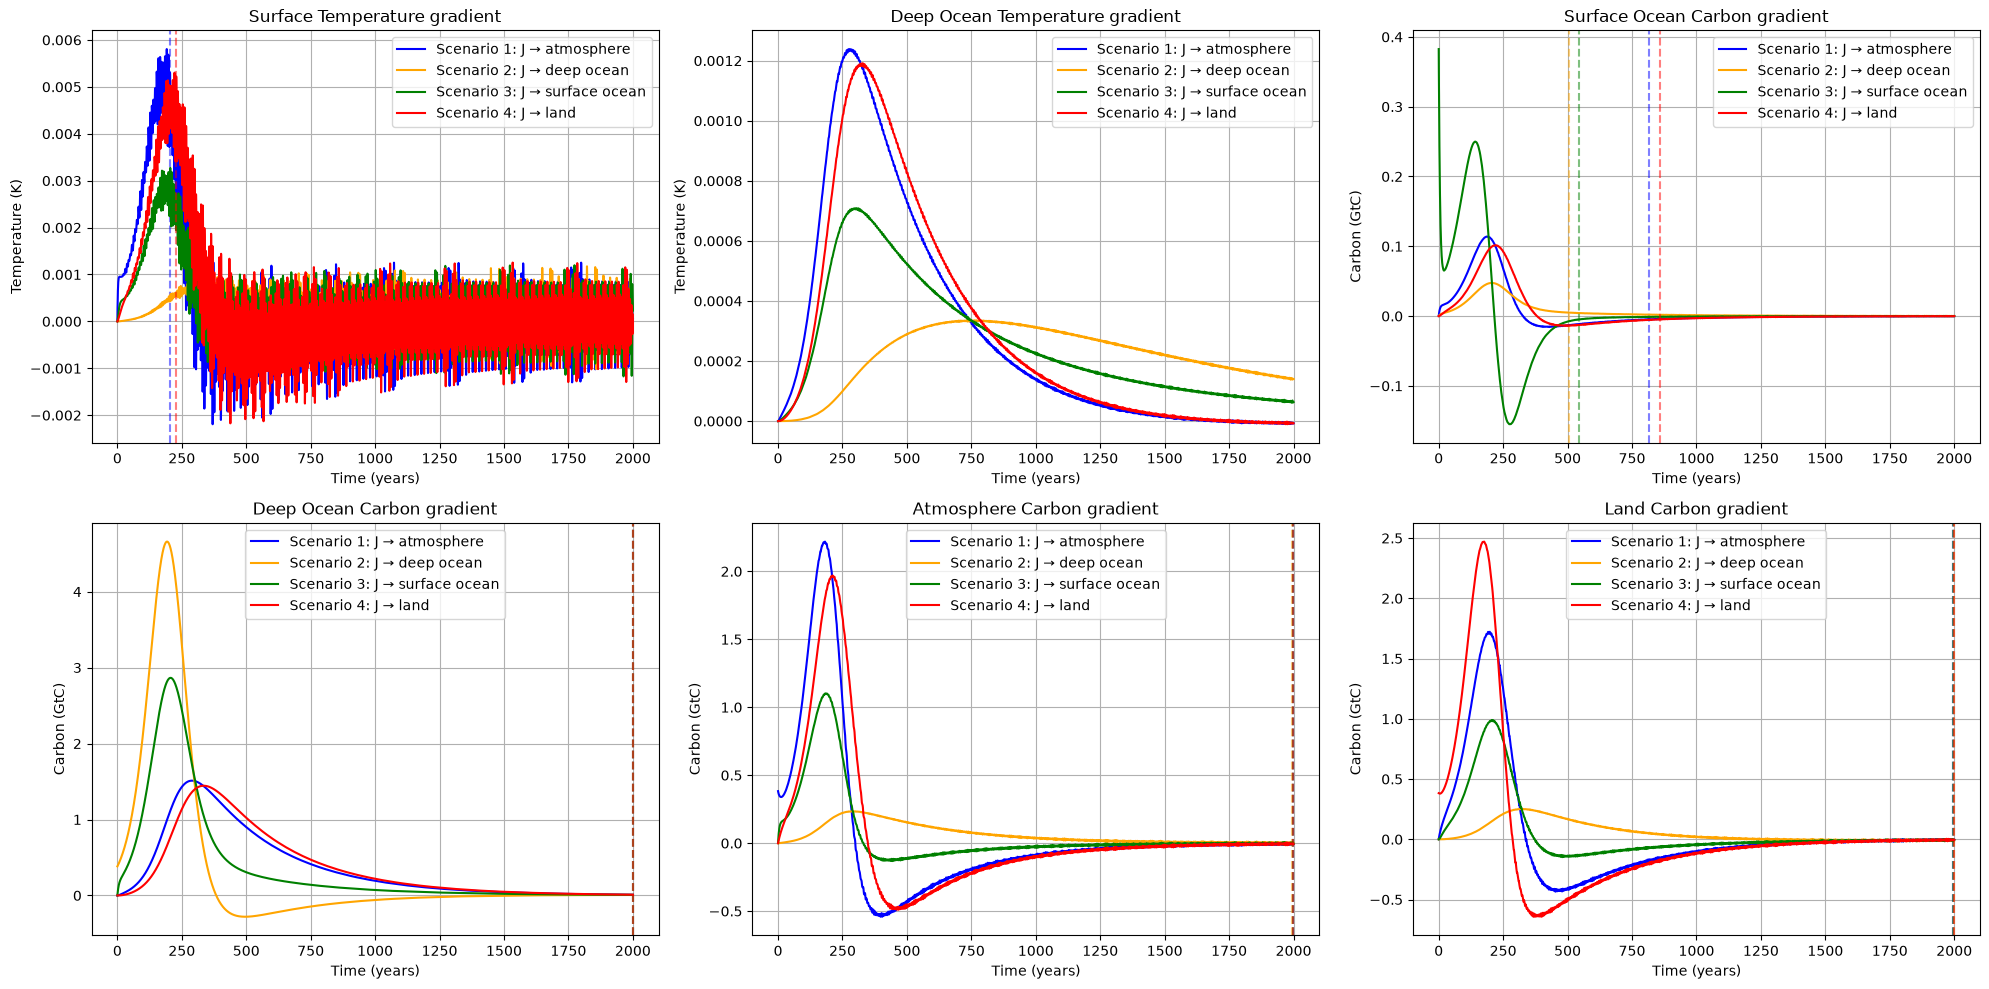
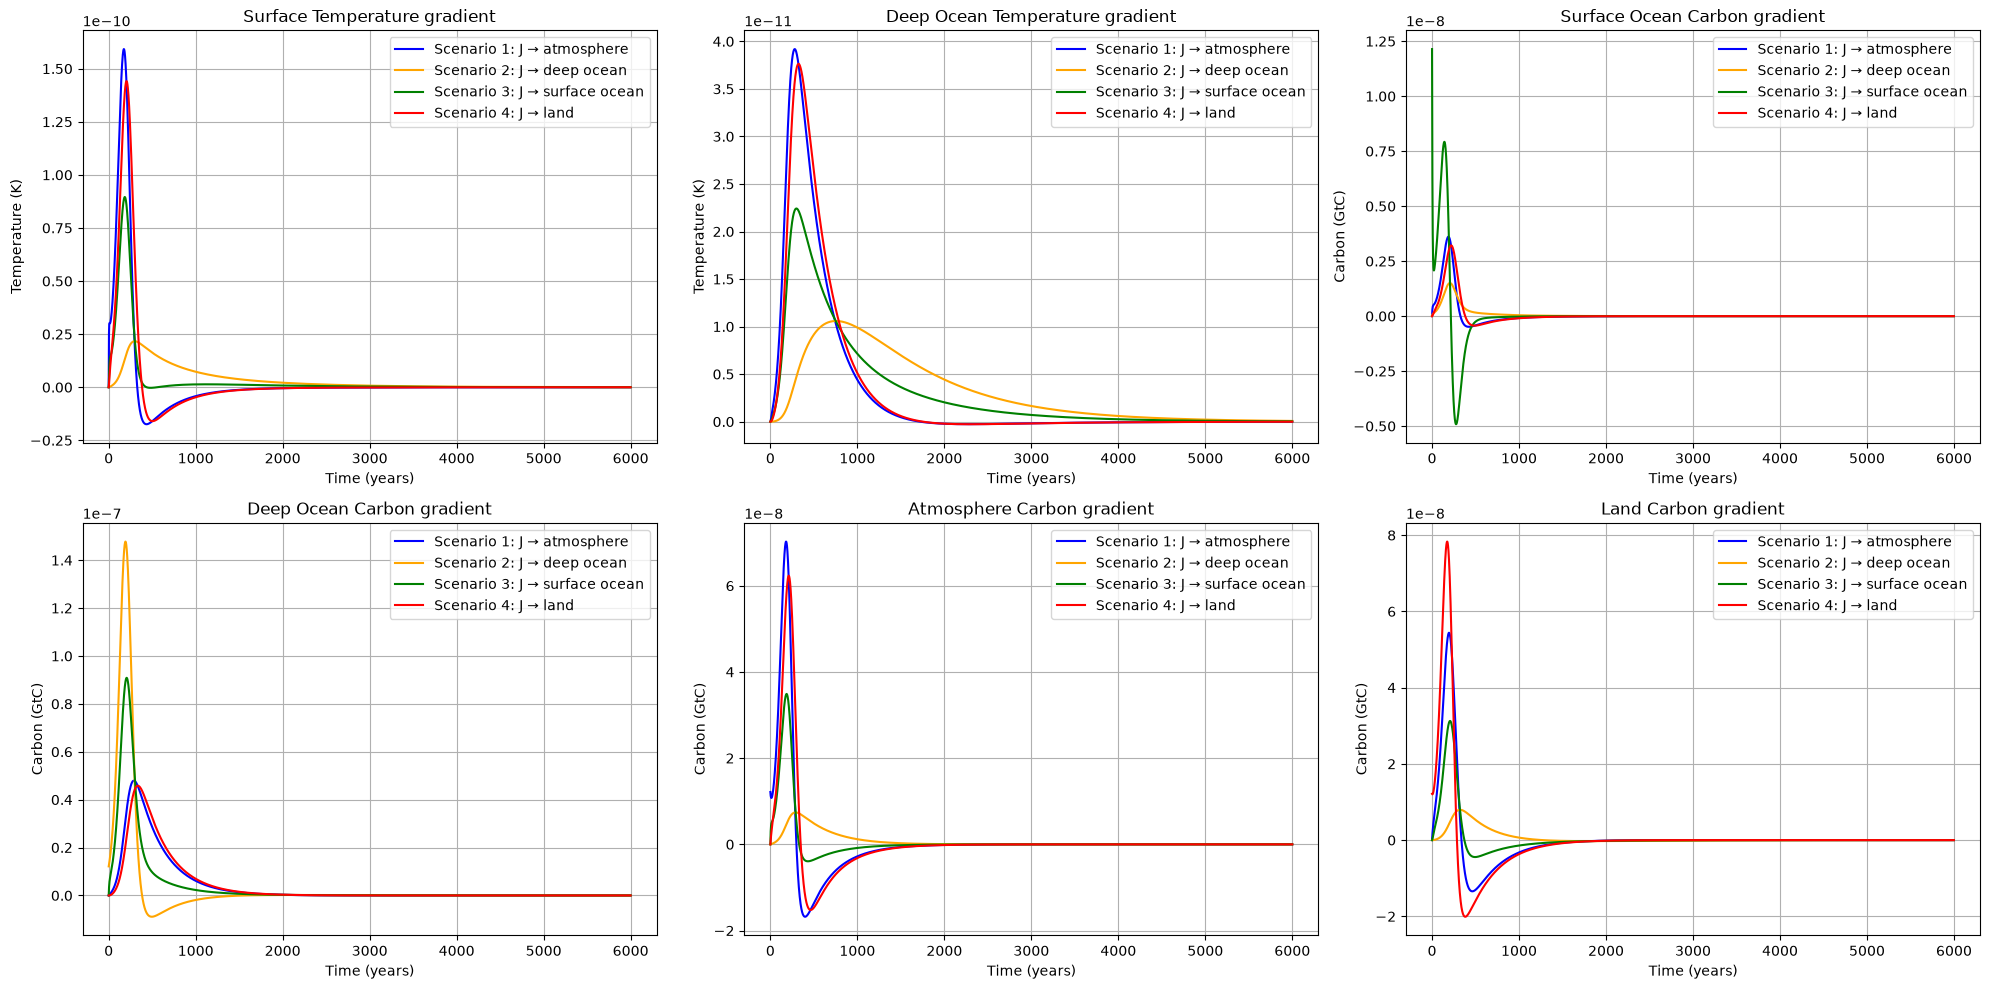
The notebook cell's code change between the first figure and the second:
--- before
+++ after
@@ -9,19 +9,12 @@
 ylabels = ['Temperature (K)', 'Temperature (K)', 'Carbon (GtC)', 'Carbon (GtC)', 'Carbon (GtC)', 'Carbon (GtC)']
 
-for sol, color, label in [
-    (sol_box_s1, 'blue',  'Scenario 1: J → atmosphere'),
-    (sol_box_s2, 'orange', 'Scenario 2: J → deep ocean'),
-    (sol_box_s3, 'green', 'Scenario 3: J → surface ocean'),
-    (sol_box_s4, 'red', 'Scenario 4: J → land')
+for sol, grad, color, label in [
+    (sol_box_s1, grad_s1, 'blue',   'Scenario 1: J → atmosphere'),
+    (sol_box_s2, grad_s2, 'orange', 'Scenario 2: J → deep ocean'),
+    (sol_box_s3, grad_s3, 'green',  'Scenario 3: J → surface ocean'),
+    (sol_box_s4, grad_s4, 'red',    'Scenario 4: J → land')
 ]:
-    for i in range(sol.y.shape[0]):
-        gradient = np.gradient(sol.y[i], sol.t / year_to_seconds)
-        smooth_window = 100
-        smoothed_gradient = np.convolve(np.abs(gradient), np.ones(smooth_window)/smooth_window, mode='same')
-        axs[i].plot(sol.t / year_to_seconds, gradient, label=label, color=color)
-        last_large_idx = find_last_large_gradient_idx(gradient, threshold=0.005, smooth_window=smooth_window)
-        if last_large_idx is not None:
-            axs[i].axvline(sol.t[last_large_idx] / year_to_seconds, color=color, linestyle='--', alpha=0.5)
-
+    for i in range(grad.shape[0]):
+        axs[i].plot(sol.t / year_to_seconds, grad[i], label=label, color=color)
 for i, ax in enumerate(axs):
     ax.set_xlabel('Time (years)')

Commit: fixing machine precision issue with rtol and atol